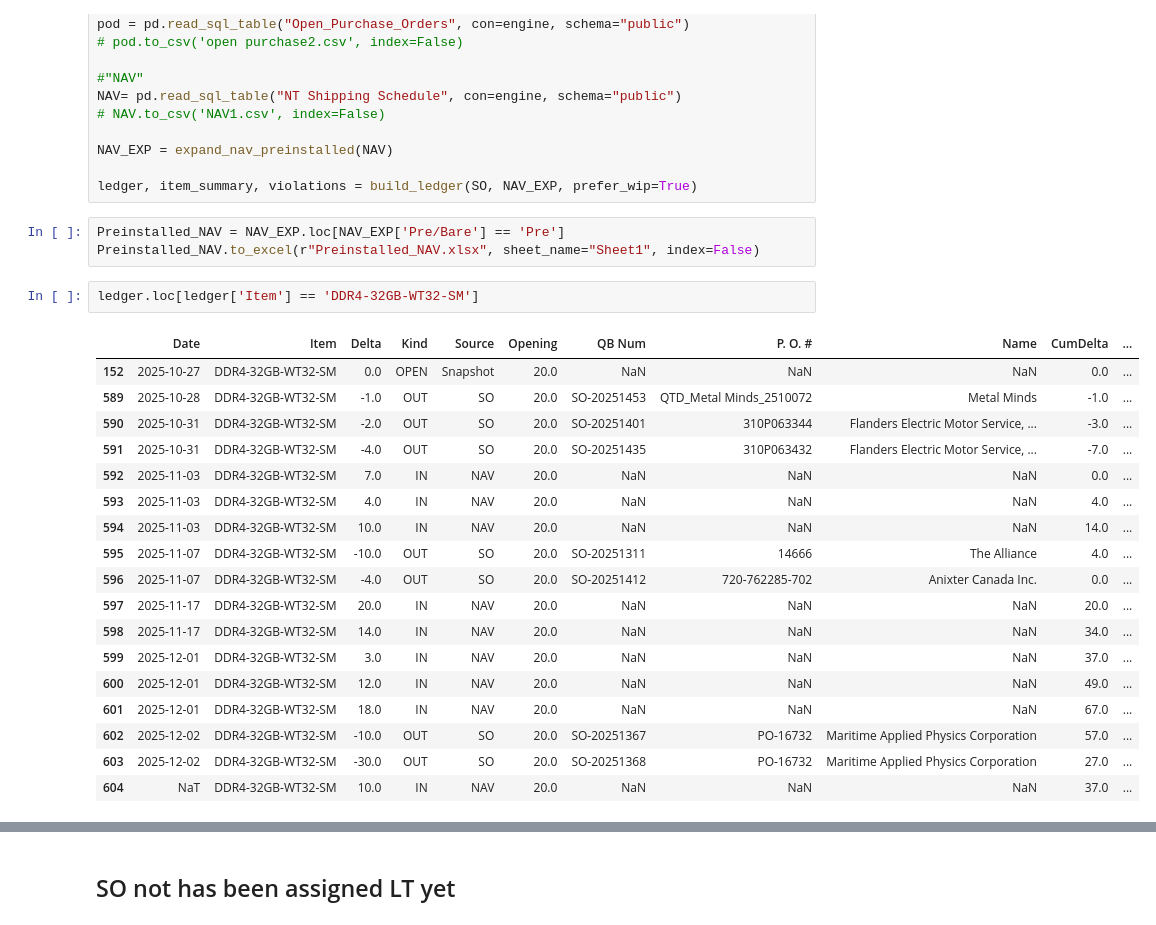
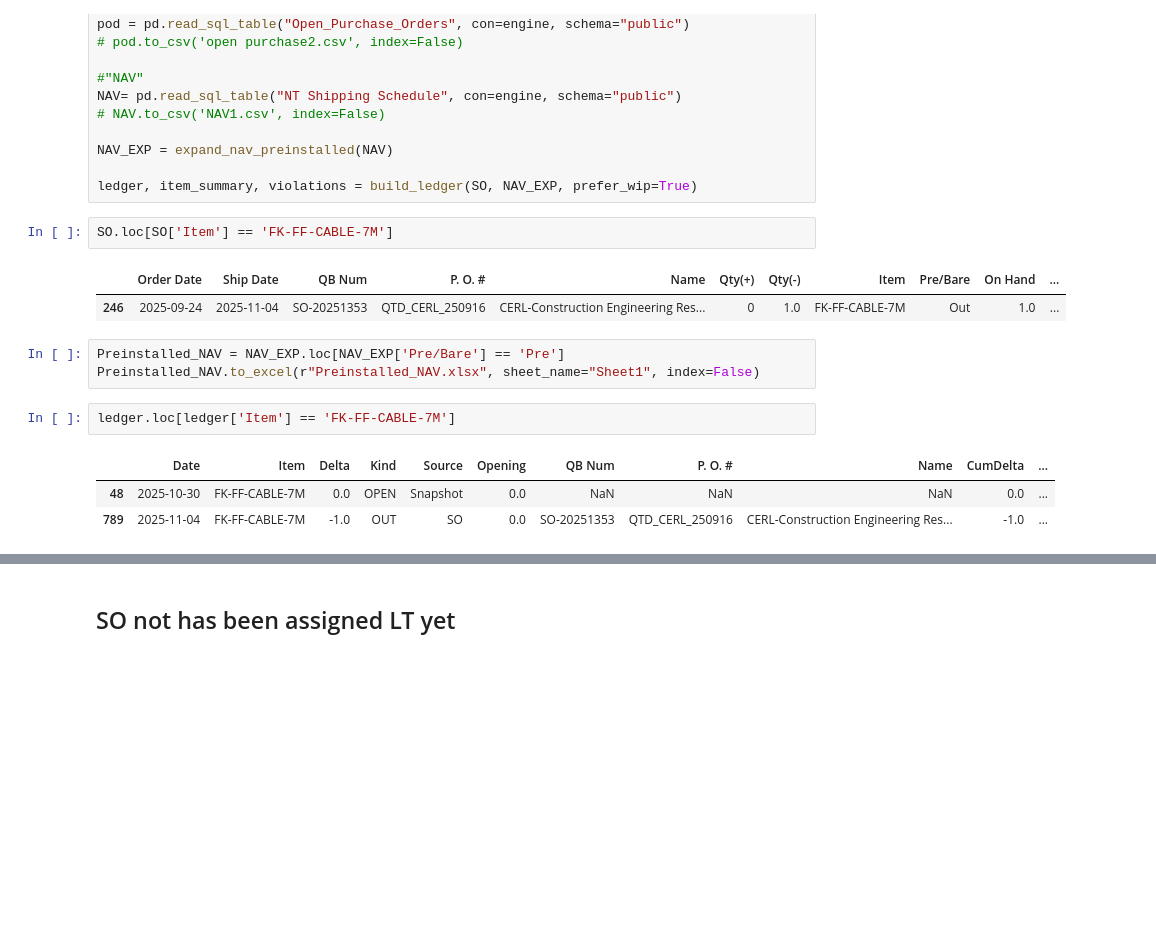
Before and after one commit to playoung2818/ERP_System, a Jupyter notebook: ERP_Dashboard.ipynb, the cells around one changed output, grey strips where cells are left out. Drawn from its saved outputs; the diff is of its cells as text; blank space fills up the shorter version.

```diff
--- a/ERP_Dashboard.ipynb
+++ b/ERP_Dashboard.ipynb
@@ -562,28 +562,18 @@ NAV= pd.read_sql_table("NT Shipping Schedule", con=engine, schema="public")
 NAV_EXP = expand_nav_preinstalled(NAV)
 
 ledger, item_summary, violations = build_ledger(SO, NAV_EXP, prefer_wip=True)
+# %%
+SO.loc[SO['Item'] == 'FK-FF-CABLE-7M']
+# %% [output]
+|  | Order Date | Ship Date | QB Num | P. O. # | Name | Qty(+) | Qty(-) | Item | Pre/Bare | On Hand | ... |
+| 246 | 2025-09-24 | 2025-11-04 | SO-20251353 | QTD_CERL_250916 | CERL-Construction Engineering Res... | 0 | 1.0 | FK-FF-CABLE-7M | Out | 1.0 | ... |
 # %%
 Preinstalled_NAV = NAV_EXP.loc[NAV_EXP['Pre/Bare'] == 'Pre']
 Preinstalled_NAV.to_excel(r"Preinstalled_NAV.xlsx", sheet_name="Sheet1", index=False)
 # %%
-ledger.loc[ledger['Item'] == 'DDR4-32GB-WT32-SM']
+ledger.loc[ledger['Item'] == 'FK-FF-CABLE-7M']
 # %% [output]
 |  | Date | Item | Delta | Kind | Source | Opening | QB Num | P. O. # | Name | CumDelta | ... |
-| 152 | 2025-10-27 | DDR4-32GB-WT32-SM | 0.0 | OPEN | Snapshot | 20.0 | NaN | NaN | NaN | 0.0 | ... |
-| 589 | 2025-10-28 | DDR4-32GB-WT32-SM | -1.0 | OUT | SO | 20.0 | SO-20251453 | QTD_Metal Minds_2510072 | Metal Minds | -1.0 | ... |
-| 590 | 2025-10-31 | DDR4-32GB-WT32-SM | -2.0 | OUT | SO | 20.0 | SO-20251401 | 310P063344 | Flanders Electric Motor Service, ... | -3.0 | ... |
-| 591 | 2025-10-31 | DDR4-32GB-WT32-SM | -4.0 | OUT | SO | 20.0 | SO-20251435 | 310P063432 | Flanders Electric Motor Service, ... | -7.0 | ... |
-| 592 | 2025-11-03 | DDR4-32GB-WT32-SM | 7.0 | IN | NAV | 20.0 | NaN | NaN | NaN | 0.0 | ... |
-| 593 | 2025-11-03 | DDR4-32GB-WT32-SM | 4.0 | IN | NAV | 20.0 | NaN | NaN | NaN | 4.0 | ... |
-| 594 | 2025-11-03 | DDR4-32GB-WT32-SM | 10.0 | IN | NAV | 20.0 | NaN | NaN | NaN | 14.0 | ... |
-| 595 | 2025-11-07 | DDR4-32GB-WT32-SM | -10.0 | OUT | SO | 20.0 | SO-20251311 | 14666 | The Alliance | 4.0 | ... |
-| 596 | 2025-11-07 | DDR4-32GB-WT32-SM | -4.0 | OUT | SO | 20.0 | SO-20251412 | 720-762285-702 | Anixter Canada Inc. | 0.0 | ... |
-| 597 | 2025-11-17 | DDR4-32GB-WT32-SM | 20.0 | IN | NAV | 20.0 | NaN | NaN | NaN | 20.0 | ... |
-| 598 | 2025-11-17 | DDR4-32GB-WT32-SM | 14.0 | IN | NAV | 20.0 | NaN | NaN | NaN | 34.0 | ... |
-| 599 | 2025-12-01 | DDR4-32GB-WT32-SM | 3.0 | IN | NAV | 20.0 | NaN | NaN | NaN | 37.0 | ... |
-| 600 | 2025-12-01 | DDR4-32GB-WT32-SM | 12.0 | IN | NAV | 20.0 | NaN | NaN | NaN | 49.0 | ... |
-| 601 | 2025-12-01 | DDR4-32GB-WT32-SM | 18.0 | IN | NAV | 20.0 | NaN | NaN | NaN | 67.0 | ... |
-| 602 | 2025-12-02 | DDR4-32GB-WT32-SM | -10.0 | OUT | SO | 20.0 | SO-20251367 | PO-16732 | Maritime Applied Physics Corporation | 57.0 | ... |
-| 603 | 2025-12-02 | DDR4-32GB-WT32-SM | -30.0 | OUT | SO | 20.0 | SO-20251368 | PO-16732 | Maritime Applied Physics Corporation | 27.0 | ... |
-| 604 | NaT | DDR4-32GB-WT32-SM | 10.0 | IN | NAV | 20.0 | NaN | NaN | NaN | 37.0 | ... |
+| 48 | 2025-10-30 | FK-FF-CABLE-7M | 0.0 | OPEN | Snapshot | 0.0 | NaN | NaN | NaN | 0.0 | ... |
+| 789 | 2025-11-04 | FK-FF-CABLE-7M | -1.0 | OUT | SO | 0.0 | SO-20251353 | QTD_CERL_250916 | CERL-Construction Engineering Res... | -1.0 | ... |
 # %%
```
Also changed, not shown: parts of 1 cell of this notebook, 3 other files.
